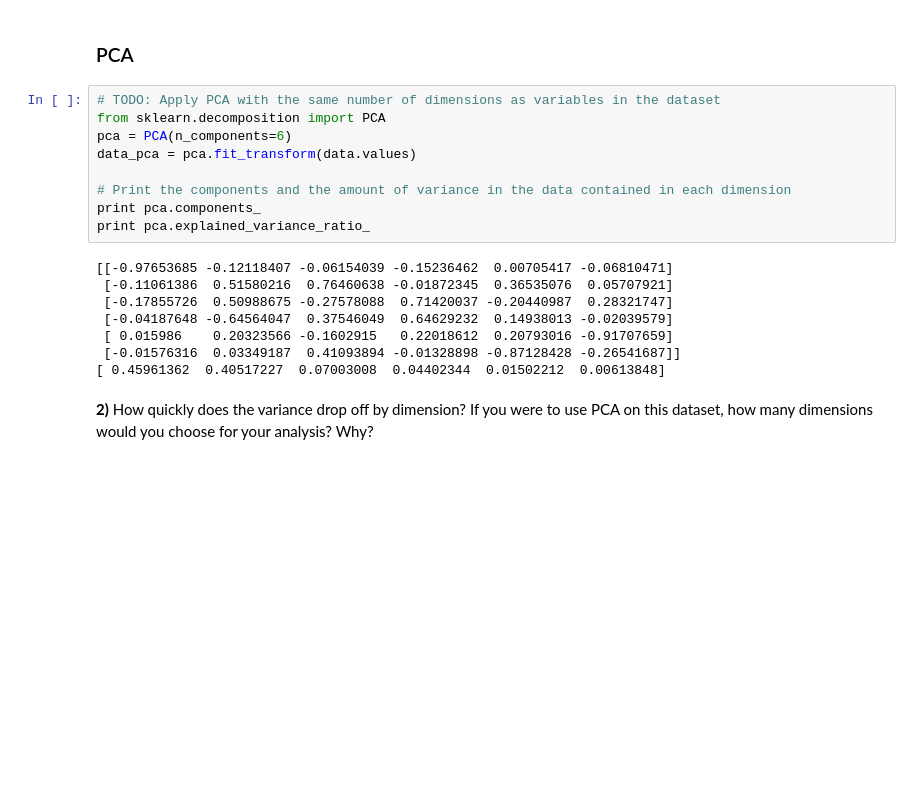
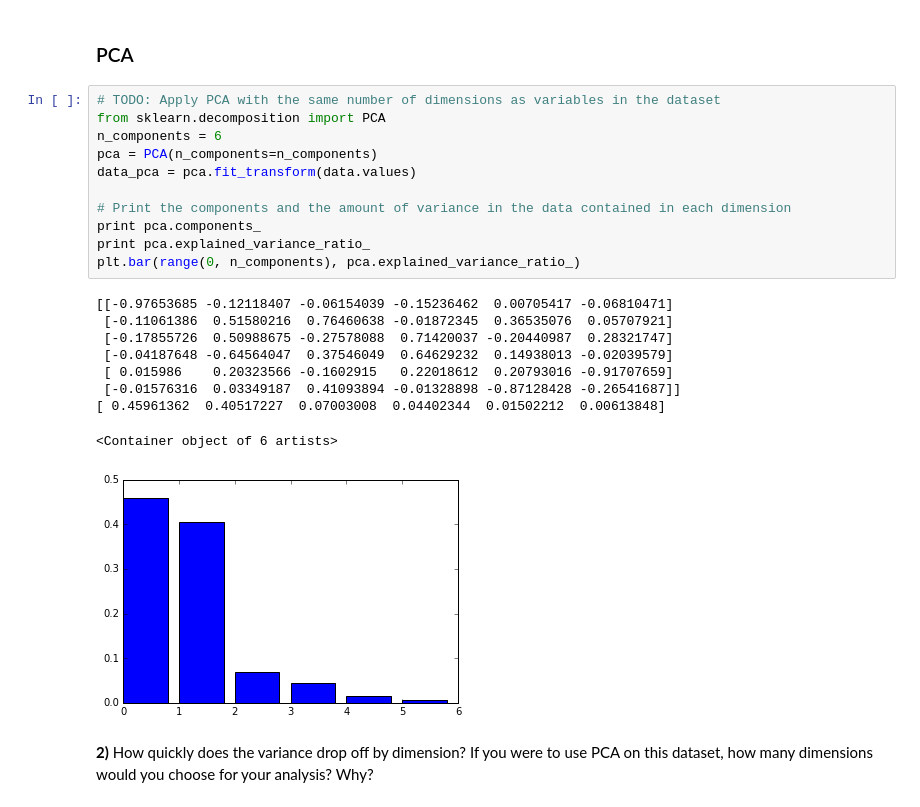
Before and after one commit to xy008areshsu/UdacityMLNanoDegree, a Jupyter notebook: projects/customer_segments/customer_segments/customer_segments.ipynb, the cells around one changed output. Cells and saved outputs as stored; diff of their text form; blank space fills up the shorter version.

```diff
--- a/projects/customer_segments/customer_segments/customer_segments.ipynb
+++ b/projects/customer_segments/customer_segments/customer_segments.ipynb
@@ -54,20 +54,24 @@ Answer:
 # %%
 # TODO: Apply PCA with the same number of dimensions as variables in the dataset
 from sklearn.decomposition import PCA
-pca = PCA(n_components=6)
+n_components = 6
+pca = PCA(n_components=n_components)
 data_pca = pca.fit_transform(data.values)
 
 # Print the components and the amount of variance in the data contained in each dimension
 print pca.components_
 print pca.explained_variance_ratio_
+plt.bar(range(0, n_components), pca.explained_variance_ratio_)
 # %% [output]
 [[-0.97653685 -0.12118407 -0.06154039 -0.15236462  0.00705417 -0.06810471]
  [-0.11061386  0.51580216  0.76460638 -0.01872345  0.36535076  0.05707921]
  [-0.17855726  0.50988675 -0.27578088  0.71420037 -0.20440987  0.28321747]
  [-0.04187648 -0.64564047  0.37546049  0.64629232  0.14938013 -0.02039579]
  [ 0.015986    0.20323566 -0.1602915   0.22018612  0.20793016 -0.91707659]
  [-0.01576316  0.03349187  0.41093894 -0.01328898 -0.87128428 -0.26541687]]
 [ 0.45961362  0.40517227  0.07003008  0.04402344  0.01502212  0.00613848]
+<Container object of 6 artists>
+[figure, added]
 # %% [markdown]
 **2)** How quickly does the variance drop off by dimension? If you were to use PCA on this dataset, how many dimensions would you choose for your analysis? Why?
 # %% [markdown]
```
Also changed, not shown: parts of 28 cells of this notebook, 3 other files.
